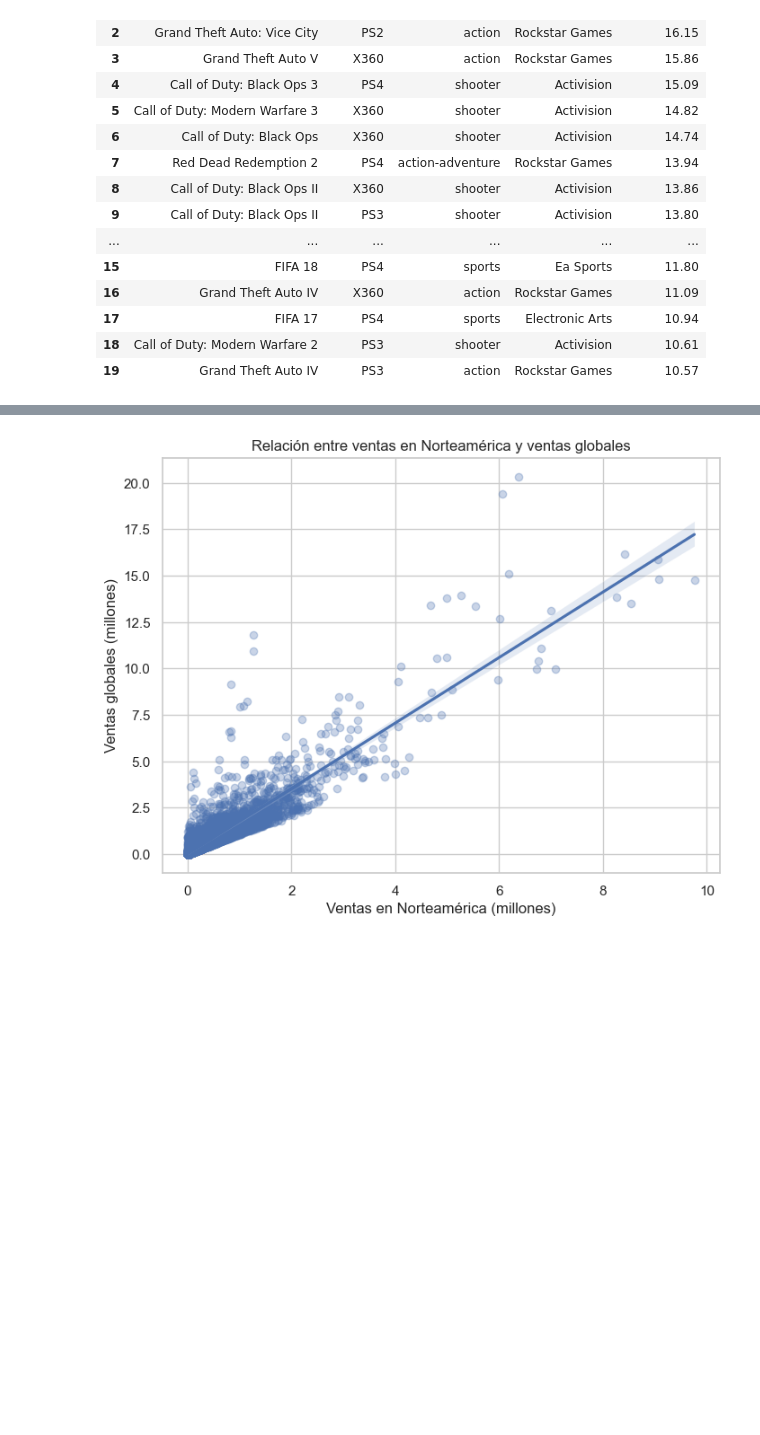
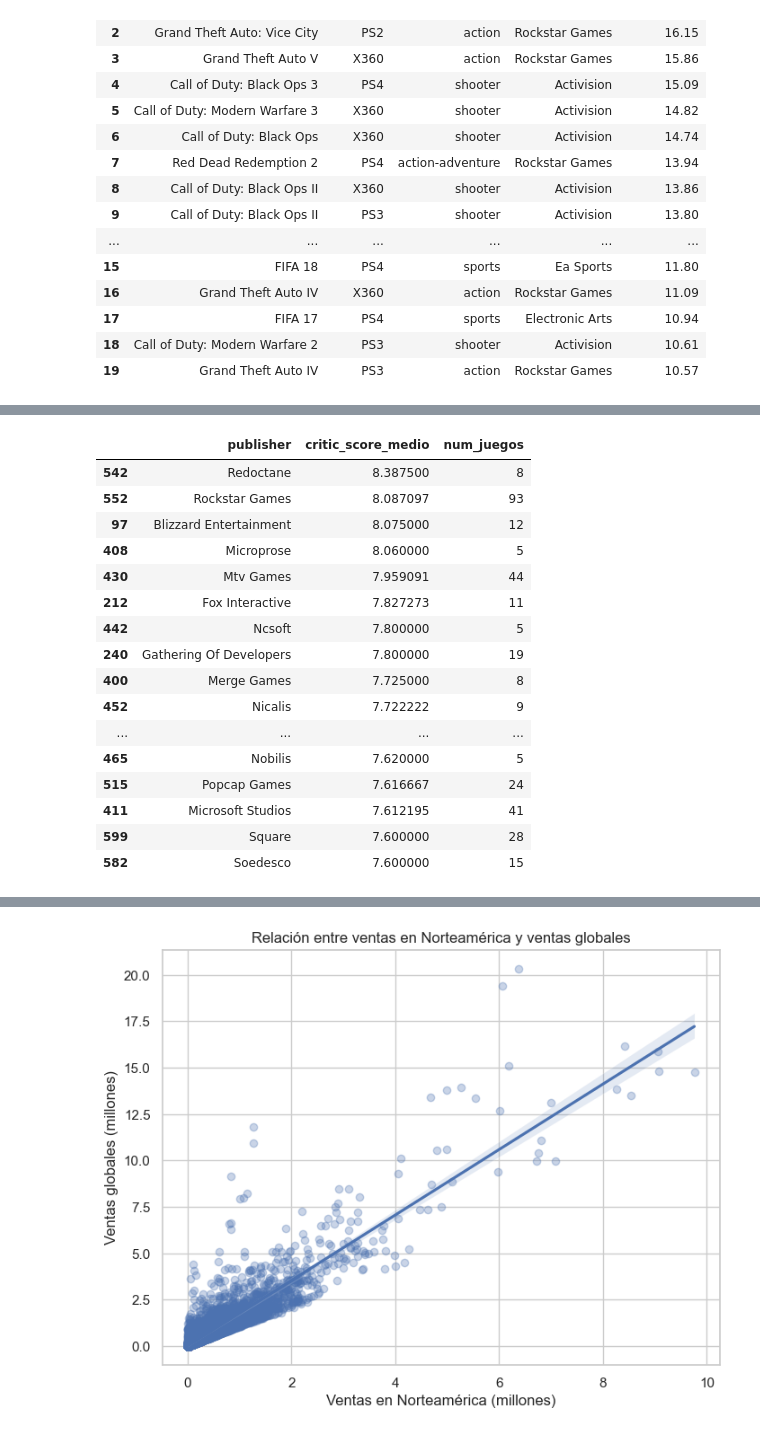
Before and after one commit to Jorge-Vilavella/Proyecto, a Jupyter notebook: notebooks/eda.ipynb, the cells around one changed output, grey strips where cells are left out. Cells and saved outputs as stored; diff of their text form; code cells hidden in the pictures; blank space fills up the shorter version.

```diff
--- a/notebooks/eda.ipynb
+++ b/notebooks/eda.ipynb
@@ -655 +904,31 @@ vista6_top20_juegos
+# %%
+# Media de critic_score y recuento de juegos por publisher
+stats_publisher = df.groupby("publisher")["critic_score"].agg(["mean", "count"]).reset_index()
+
+# Filtrar compañías con un mínimo de juegos (por ejemplo, 5)
+stats_publisher_filtrado = stats_publisher[stats_publisher["count"] >= 5]
+
+# Ordenar por media de puntuación
+vista13_top_publishers_valorados = stats_publisher_filtrado.sort_values("mean", ascending=False).head(20)
+vista13_top_publishers_valorados.rename(columns={"mean": "critic_score_medio", "count": "num_juegos"}, inplace=True)
+
+vista13_top_publishers_valorados
+# %% [output]
+|  | publisher | critic_score_medio | num_juegos |
+| 542 | Redoctane | 8.387500 | 8 |
+| 552 | Rockstar Games | 8.087097 | 93 |
+| 97 | Blizzard Entertainment | 8.075000 | 12 |
+| 408 | Microprose | 8.060000 | 5 |
+| 430 | Mtv Games | 7.959091 | 44 |
+| 212 | Fox Interactive | 7.827273 | 11 |
+| 442 | Ncsoft | 7.800000 | 5 |
+| 240 | Gathering Of Developers | 7.800000 | 19 |
+| 400 | Merge Games | 7.725000 | 8 |
+| 452 | Nicalis | 7.722222 | 9 |
+| ... | ... | ... | ... |
+| 465 | Nobilis | 7.620000 | 5 |
+| 515 | Popcap Games | 7.616667 | 24 |
+| 411 | Microsoft Studios | 7.612195 | 41 |
+| 599 | Square | 7.600000 | 28 |
+| 582 | Soedesco | 7.600000 | 15 |
 # %%
```
Also changed, not shown: parts of 28 cells of this notebook.
